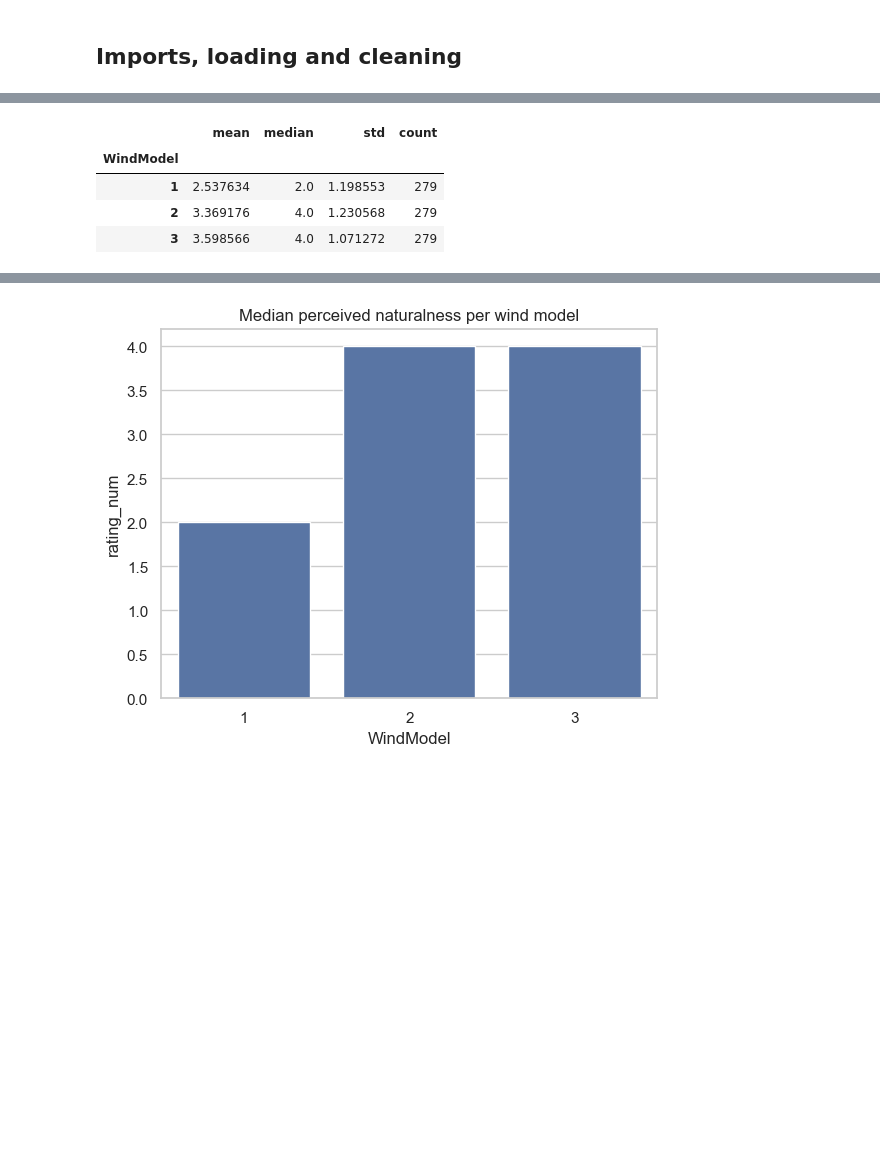
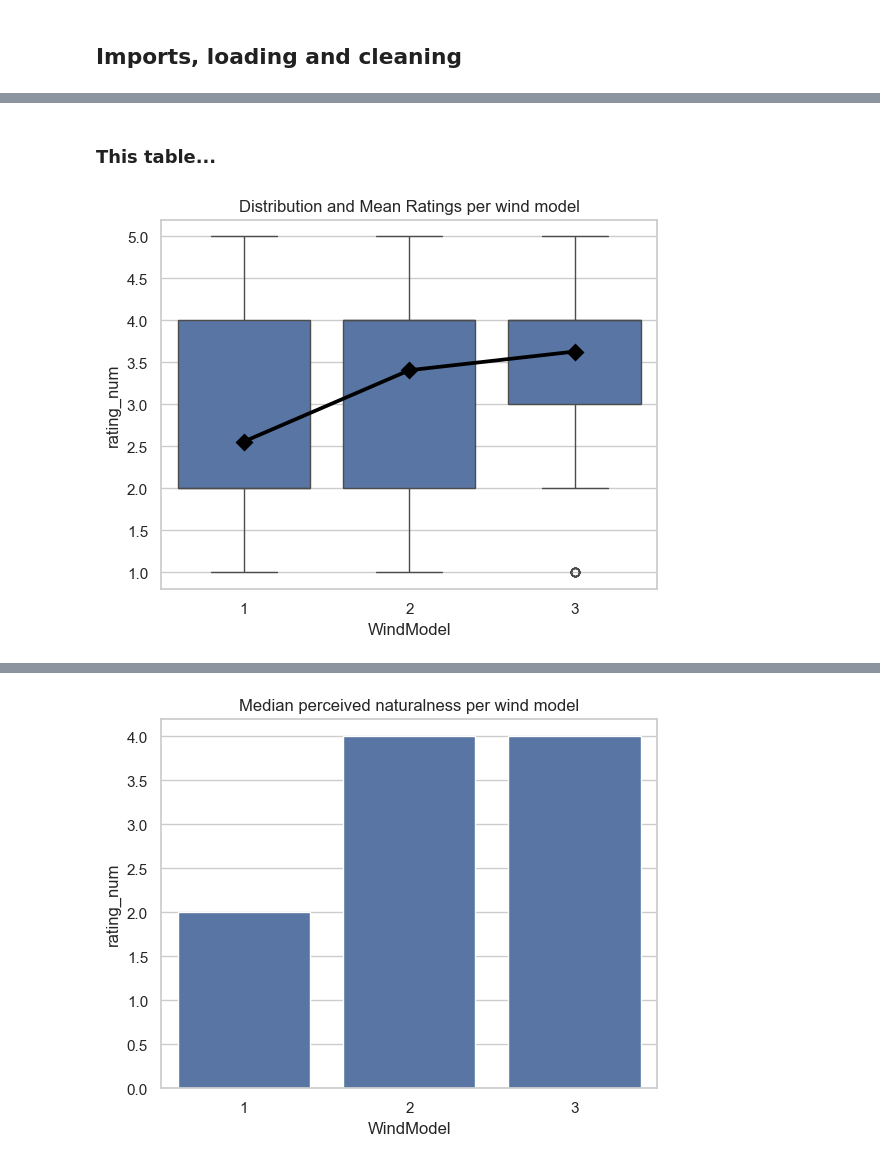
Before and after one commit to fhagerstrom/tree-motion-analysis, a Jupyter notebook: DV1583_fahg19_userStudyAnalysis.ipynb, the cells around one changed output, grey strips where cells are left out. Cells and saved outputs as stored; diff of their text form; code cells hidden in the pictures; blank space fills up the shorter version.

Commit message:
Updated datasets, plotting and analyzing
Updated the datasets to include the final amount of answers. Printed more data and analyzing for thesis paper.

```diff
--- a/DV1583_fahg19_userStudyAnalysis.ipynb
+++ b/DV1583_fahg19_userStudyAnalysis.ipynb
@@ -150,15 +190,13 @@ df_long = df_long.merge(mapping, on=["form_id", "clip_num"], how="left")
+# %% [markdown]
+### This table...
 # %%
-# df_long[["ClipID", "Tree", "WindModel", "Setting"]].drop_duplicates().sort_values("ClipID")
-summary =  df_long.groupby("WindModel")["rating_num"].agg(["mean", "median", "std", "count"])
-summary
+# COMBINED MEAN AND BOXPLOT
+plt.figure()
+sns.boxplot(data=df_long, x="WindModel", y="rating_num")
 
-#plt.figure()
-#sns.barplot(data=df_long, x="WindModel", y="rating_num", estimator=np.mean)
-#plt.title("Mean perceived naturalness per wind model")
-#plt.show()
+sns.pointplot(data=df_long, x="WindModel", y="rating_num", estimator=np.mean, errorbar=None, color="black", markers="D")
+
+plt.title("Distribution and Mean Ratings per wind model")
+plt.show()
 # %% [output]
-|  | mean | median | std | count |
-| WindModel |  |  |  |  |
-| 1 | 2.537634 | 2.0 | 1.198553 | 279 |
-| 2 | 3.369176 | 4.0 | 1.230568 | 279 |
-| 3 | 3.598566 | 4.0 | 1.071272 | 279 |
+[figure, added]
```
Also changed, not shown: parts of 18 cells of this notebook, 4 other files.
